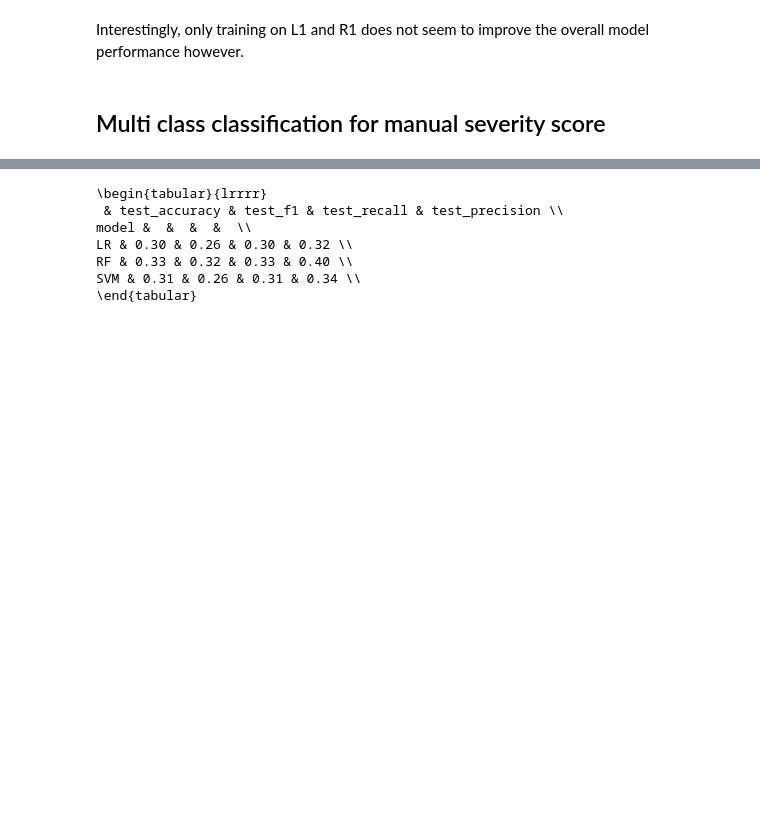
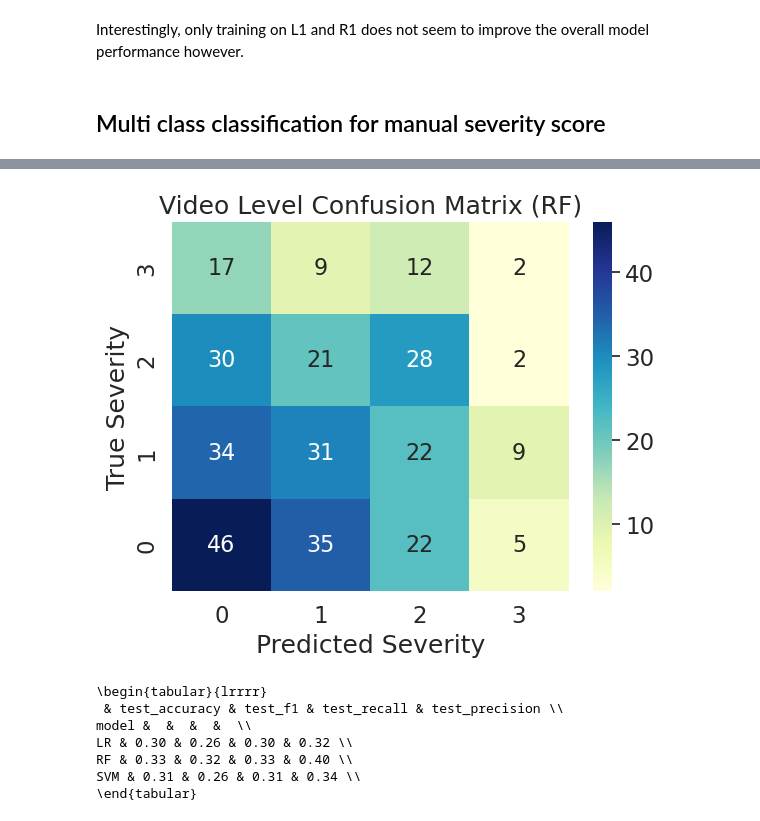
Before and after one commit to Matthlas/DL4LUS_Masterthesis, a Jupyter notebook: 02_covEcho/yolo_output_analysis_maastricht.ipynb, the cells around one changed output, grey strips where cells are left out. Saved outputs shown, nothing was run; the diff lists cells and outputs as text; code cells hidden in the pictures; blank space fills up the shorter version.

Commit message:
Add confusion matrix

```diff
--- a/02_covEcho/yolo_output_analysis_maastricht.ipynb
+++ b/02_covEcho/yolo_output_analysis_maastricht.ipynb
@@ -2232,4 +2333,28 @@ scores_mean.style.apply(highlight_max).format("{:.2f}")
 | SVM | 0.31 | 0.26 | 0.31 | 0.34 |
+# %%
+# Confusion matrix
+from sklearn.metrics import confusion_matrix
+import seaborn as sns
+import matplotlib.pyplot as plt
+
+# Get predictions
+y_pred = predictions["RF"].values
+y_true = y.values
+
+# Get confusion matrix
+cm = confusion_matrix(y_true, y_pred)
+#cm = cm.astype('float') / cm.sum(axis=1)[:, np.newaxis]
+
+df_cm = pd.DataFrame(cm, range(4), range(4))
+# Flipping y axis
+df_cm_video = df_cm.iloc[::-1]
+# plt.figure(figsize=(10,7))
+sns.set(font_scale=1.5) # for label size
+sns.heatmap(df_cm_video, annot=True, annot_kws={"size": 16}, cmap="YlGnBu", fmt="d").set(xlabel="Predicted Severity", ylabel="True Severity", title="Video Level Confusion Matrix (RF)")
+
+plt.show()
+# %% [output]
+[figure, added]
 # %%
 # scores_mean to latex format .2f
 print(scores_mean.style.format("{:.2f}").to_latex())
```
Also changed, not shown: parts of 13 cells of this notebook, 1 other file.
